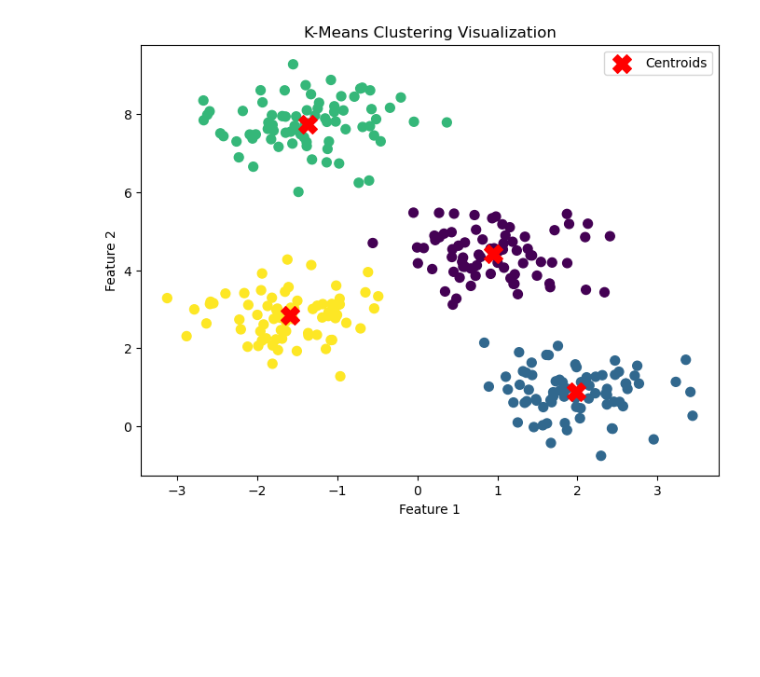
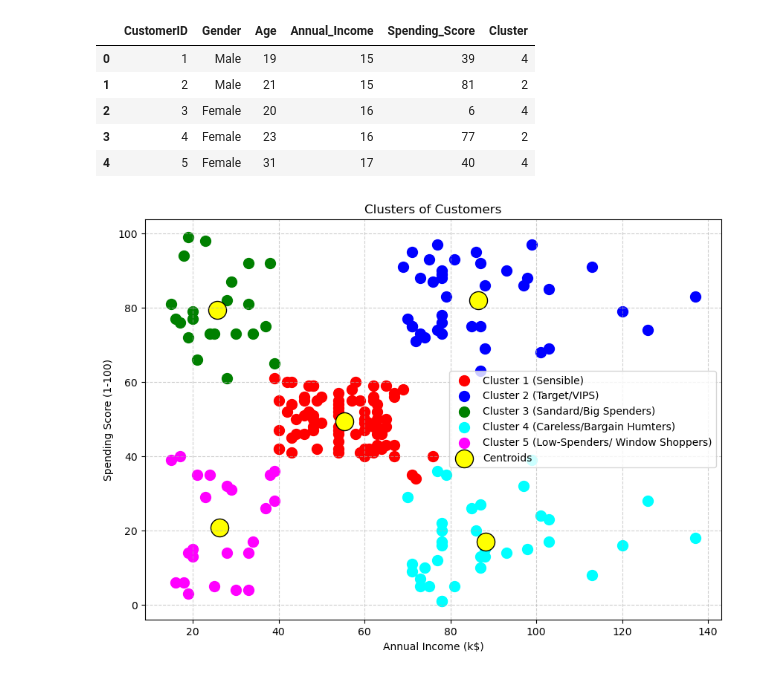
Before and after one commit to DimaDennys/ML_Sandbox, a Jupyter notebook: Unsupervise_K-Means.ipynb, the cells around one changed output. Drawn from its saved outputs; the diff is of its cells as text; code cells hidden in the pictures; blank space fills up the shorter version.

```diff
--- a/Unsupervise_K-Means.ipynb
+++ b/Unsupervise_K-Means.ipynb
@@ -14,20 +70,45 @@ pred_y = kmeans.fit_predict(X)
 # %%
-# 3. Plotting the results
-plt.figure(figsize=(8, 6))
+# Assuming the elbow was at 5
+kmeans = KMeans(n_clusters=5, init='k-means++', random_state=42)
+y_kmeans = kmeans.fit_predict(X_scaled)
 
-# Plot the data points, colored by their assigned cluster
-plt.scatter(X[:,0], X[:,1], c=pred_y, s=50, cmap='viridis')
-
-# Plot the centroids (the "centers" the AI found)
-plt.scatter(kmeans.cluster_centers_[:, 0], kmeans.cluster_centers_[:, 1],
-            s=200, c='red', marker='X', label='Centroids')
-
-plt.title('K-Means Clustering Visualization')
-plt.xlabel('Feature 1')
-plt.ylabel('Feature 2')
-plt.legend()
-plt.show()
+# Add the cluster labels back to your original dataframe to see who is who!
+df['Cluster'] = y_kmeans
+df.head()
 # %% [output]
-[figure, removed]
+|  | CustomerID | Gender | Age | Annual_Income | Spending_Score | Cluster |
+| 0 | 1 | Male | 19 | 15 | 39 | 4 |
+| 1 | 2 | Male | 21 | 15 | 81 | 2 |
+| 2 | 3 | Female | 20 | 16 | 6 | 4 |
+| 3 | 4 | Female | 23 | 16 | 77 | 2 |
+| 4 | 5 | Female | 31 | 17 | 40 | 4 |
+# %%
+# 6. Run the final model
+kmeans = KMeans(n_clusters=5, init='k-means++', random_state=42)
+y_kmeans = kmeans.fit_predict(X_scaled)
+
+# 7. Visualise the Clusters
+plt.figure(figsize=(10, 7))
+
+# Plotting each cluster using the original (unscaled) X values for readability
+plt.scatter(X[y_kmeans == 0, 0], X[y_kmeans == 0, 1], s=100, c='red', label='Cluster 1 (Sensible)')
+plt.scatter(X[y_kmeans == 1, 0], X[y_kmeans == 1, 1], s=100, c='blue', label='Cluster 2 (Target/VIPS)')
+plt.scatter(X[y_kmeans == 2, 0], X[y_kmeans == 2, 1], s=100, c='green', label='Cluster 3 (Sandard/Big Spenders)')
+plt.scatter(X[y_kmeans == 3, 0], X[y_kmeans == 3, 1], s=100, c='cyan', label='Cluster 4 (Careless/Bargain Humters)')
+plt.scatter(X[y_kmeans == 4, 0], X[y_kmeans == 4, 1], s=100, c='magenta', label='Cluster 5 (Low-Spenders/ Window Shoppers)')
+
+# Plotting the Centroids
+# Note: If you want to plot centroids on unscaled data, you'd need to inverse_transform them
+centroids = scaler.inverse_transform(kmeans.cluster_centers_)
+plt.scatter(centroids[:, 0], centroids[:, 1], s=300, c='yellow', label='Centroids', edgecolors='black')
+
+plt.title('Clusters of Customers')
+plt.xlabel('Annual Income (k$)')
+plt.ylabel('Spending Score (1-100)')
+plt.legend()
+plt.grid(True, linestyle='--', alpha=0.6)
+plt.show()
+# %% [output]
+[figure, added]
 # %%
 # How it Works (The "Why")
```
Also changed, not shown: parts of 8 cells of this notebook, 1 other file.
